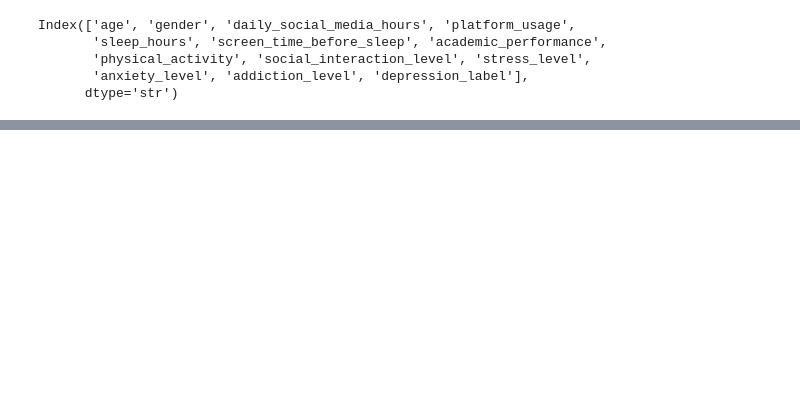
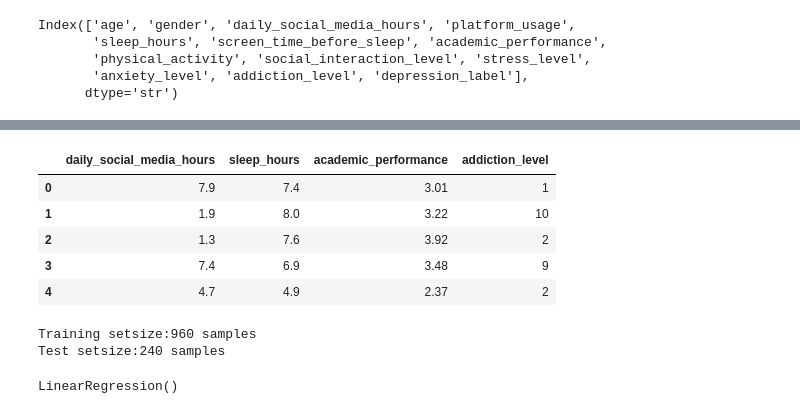
Before and after one commit to dismaswetaba/zahanatipulse, a Jupyter notebook: MentalHealth1.ipynb, the cells around one changed output, grey strips where cells are left out. Saved outputs shown, nothing was run; the diff lists cells and outputs as text; code cells hidden in the pictures; blank space fills up the shorter version.

```diff
--- a/MentalHealth1.ipynb
+++ b/MentalHealth1.ipynb
@@ -80,0 +117,24 @@ columns_to_track = ['age', 'gender', 'daily_social_media_hours', 'sleep_hours',
+# %%
+x = df[columns_to_track].drop(columns=["age"])
+y = df["age"]
+# %%
+x.head()
+# %% [output]
+|  | daily_social_media_hours | sleep_hours | academic_performance | addiction_level |
+| 0 | 7.9 | 7.4 | 3.01 | 1 |
+| 1 | 1.9 | 8.0 | 3.22 | 10 |
+| 2 | 1.3 | 7.6 | 3.92 | 2 |
+| 3 | 7.4 | 6.9 | 3.48 | 9 |
+| 4 | 4.7 | 4.9 | 2.37 | 2 |
+# %%
+x_train, x_test, y_train, y_test = train_test_split(x, y, test_size=0.2, random_state=50)
+print(f"Training setsize:{x_train.shape[0]} samples")
+print(f"Test setsize:{x_test.shape[0]} samples")
+# %% [output]
+Training setsize:960 samples
+Test setsize:240 samples
+# %%
+model = LinearRegression()
+model.fit(x_train, y_train)
+# %% [output]
+LinearRegression()
```
Also changed, not shown: parts of 6 cells of this notebook, 2 other files.
